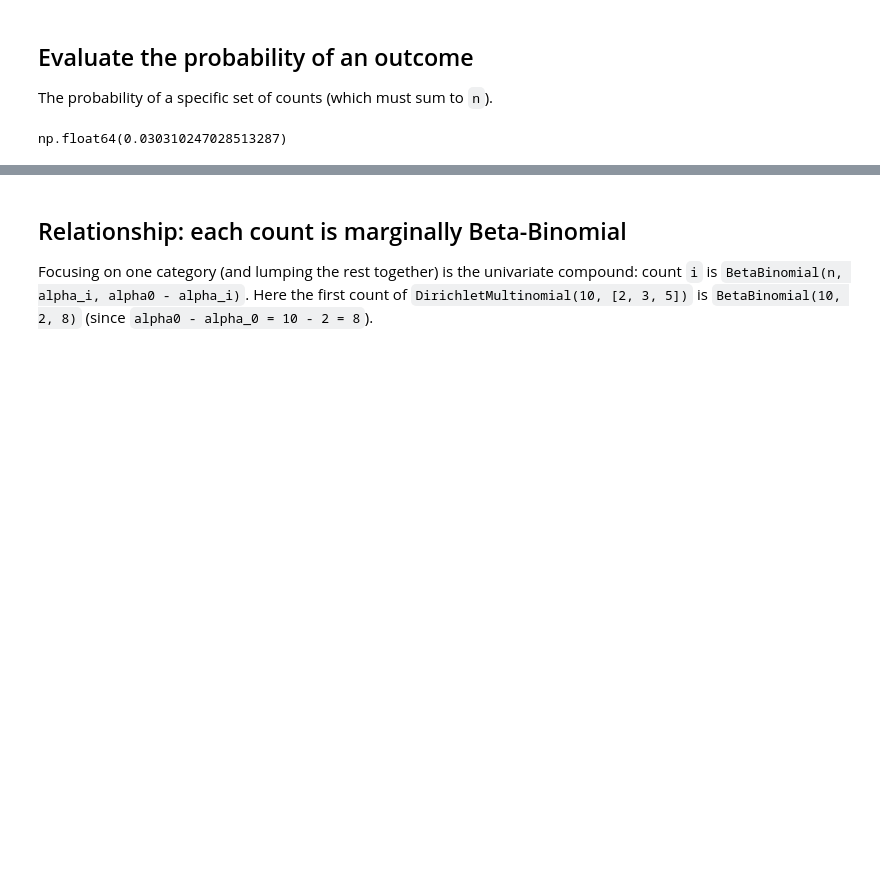
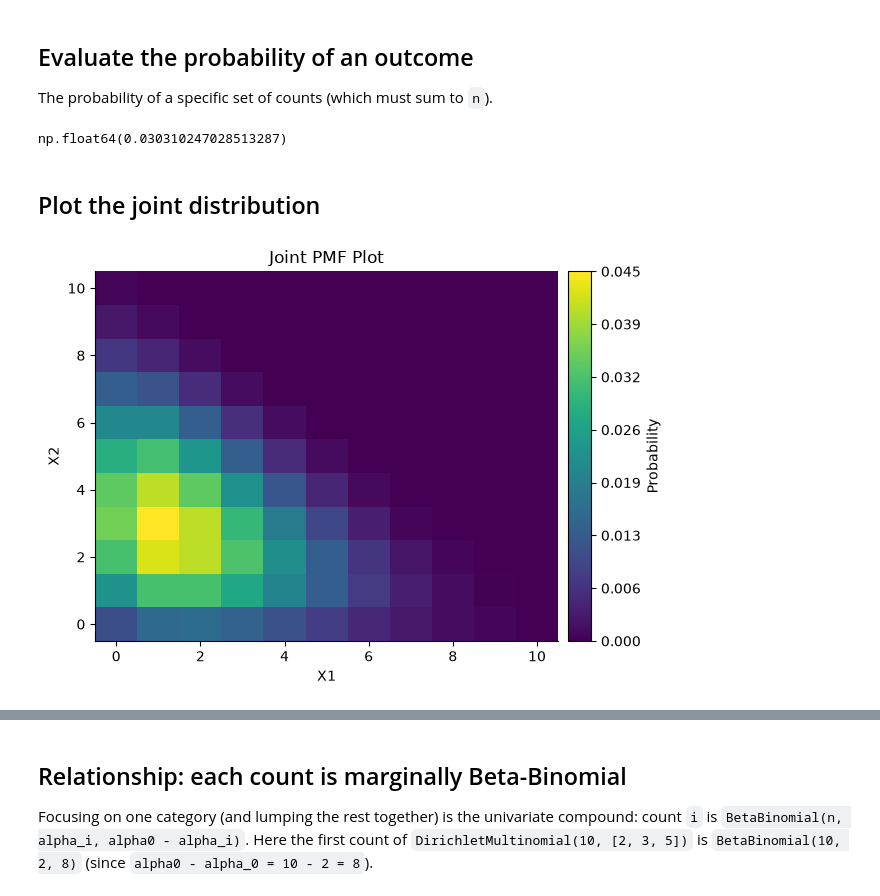
Before and after one commit to calpoly-symbulate/symbulate, a Jupyter notebook: team/new_distribution_demos/dirichlet_multinomial_demo.ipynb, the cells around one changed output, grey strips where cells are left out. Cells and saved outputs as stored; diff of their text form; code cells hidden in the pictures; blank space fills up the shorter version.

Commit message:
adding plotting capability to more multi distrib

```diff
--- a/team/new_distribution_demos/dirichlet_multinomial_demo.ipynb
+++ b/team/new_distribution_demos/dirichlet_multinomial_demo.ipynb
@@ -70,3 +70,9 @@ The probability of a specific set of counts (which must sum to `n`).
 DirichletMultinomial(n=10, alpha=[2, 3, 5]).pdf([3, 3, 4])
 # %% [output]
 np.float64(0.030310247028513287)
+# %% [markdown]
+## Plot the joint distribution
+# %%
+DirichletMultinomial(n=10, alpha=[2, 3, 5]).plot()
+# %% [output]
+[figure, added]
```
Also changed, not shown: parts of 7 cells of this notebook, 5 other files.
